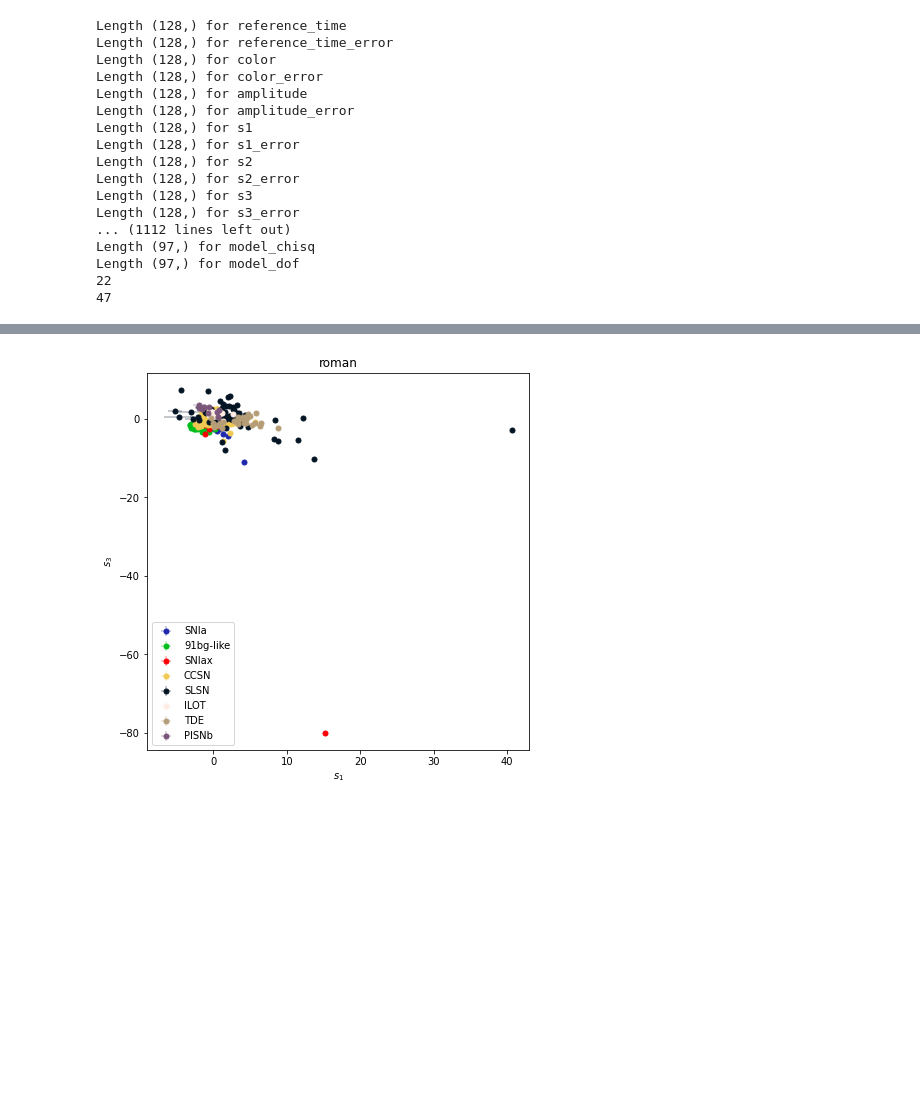
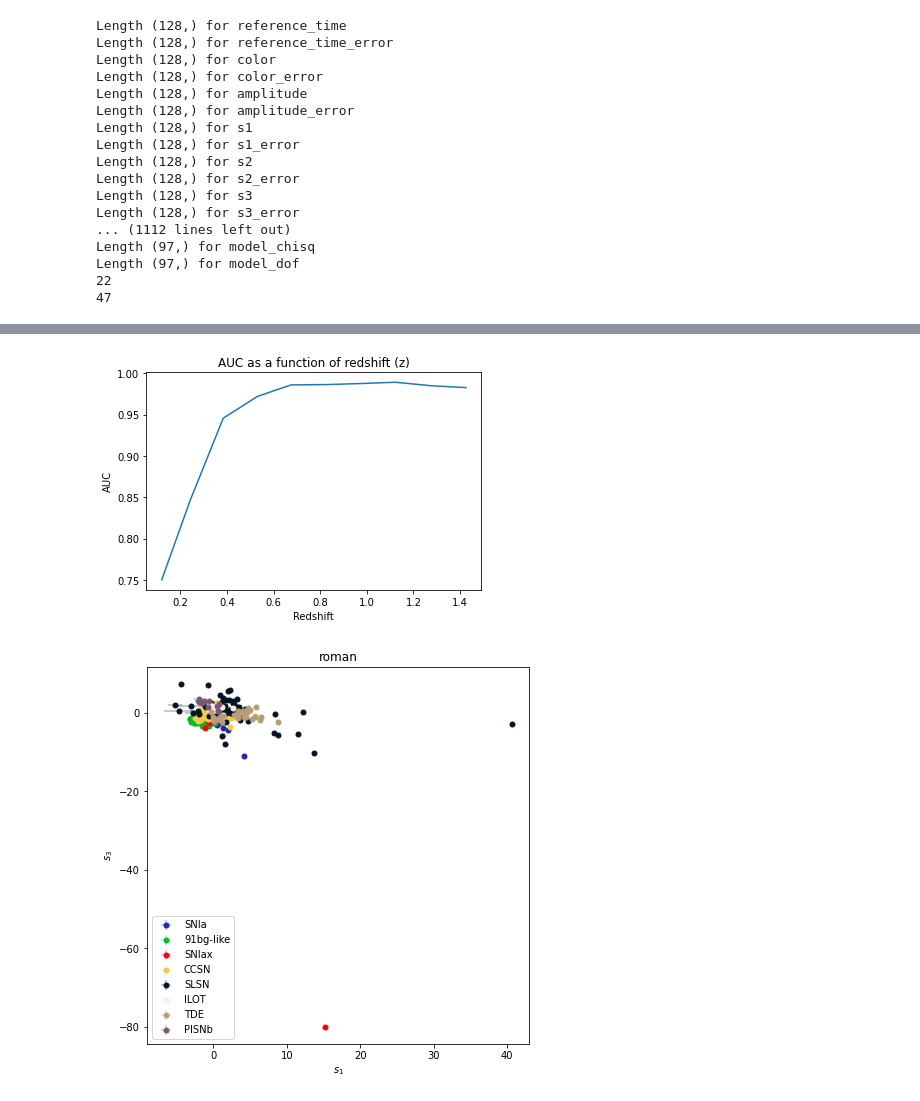
Before and after one commit to BelalAbdelhadi/SpectralParSNIP, a Jupyter notebook: notebooks/classification.ipynb, the cells around one changed output, grey strips where cells are left out. Saved outputs shown, nothing was run; the diff lists cells and outputs as text; code cells hidden in the pictures; blank space fills up the shorter version.

```diff
--- a/notebooks/classification.ipynb
+++ b/notebooks/classification.ipynb
@@ -197,3 +371,51 @@ Length (97,) for model_dof
+# %%
+import numpy as np
+import matplotlib.pyplot as plt
+from sklearn.metrics import roc_curve, auc
+
+def plot_auc(target, pred, key, label, num_bins=10, binrange=(0, 1)):
+    # Ensure that key is a numpy array of floats
+    val = np.asarray(pred_test[key], dtype=float)
+
+    bins = np.linspace(binrange[0], binrange[1], num_bins + 1)
+    aucs = []
+    xvals = []
+
+    for bin_idx in range(num_bins):
+        if bin_idx == num_bins - 1:
+            cut = (val >= bins[bin_idx]) & (val <= bins[bin_idx + 1])
+        else:
+            cut = (val > bins[bin_idx]) & (val < bins[bin_idx + 1])
+
+
+        if np.sum(cut) == 0:
+            continue
+
+        try:
+            fpr, tpr, thresholds = roc_curve(target[cut], pred[cut], pos_label=1)
+            aucs.append(auc(fpr, tpr))
+            xvals.append(np.mean(val[cut]))
+        except ValueError as e:
+            print(f"Skipping bin {bin_idx} due to error: {e}")
+            continue
+
+    plt.plot(xvals, aucs, label=label)
+
+# Example usage:
+plot_class = 'SNIa'
+target = (pred_test['type'] == plot_class).astype(int)  # Ensure target is binary
+key = 'redshift'
+plot_auc(target, classifications[plot_class], key, 'ParSNIP', binrange=(0, 1.5))
+
+# Set labels and save the figure
+plt.xlabel('Redshift')
+plt.ylabel('AUC')
+plt.title('AUC as a function of redshift (z)')
+
+plt.savefig('./figures/classifier_roc_redshift.pdf')
+plt.show()
+# %% [output]
+[figure, added]
 # %%
 parsnip.plot_representation(pred_train, roman_plot_labels, idx1=1, idx2=3, max_count=200)
 plt.title('roman')
```
Also changed, not shown: parts of 12 cells of this notebook, 16 other files.
